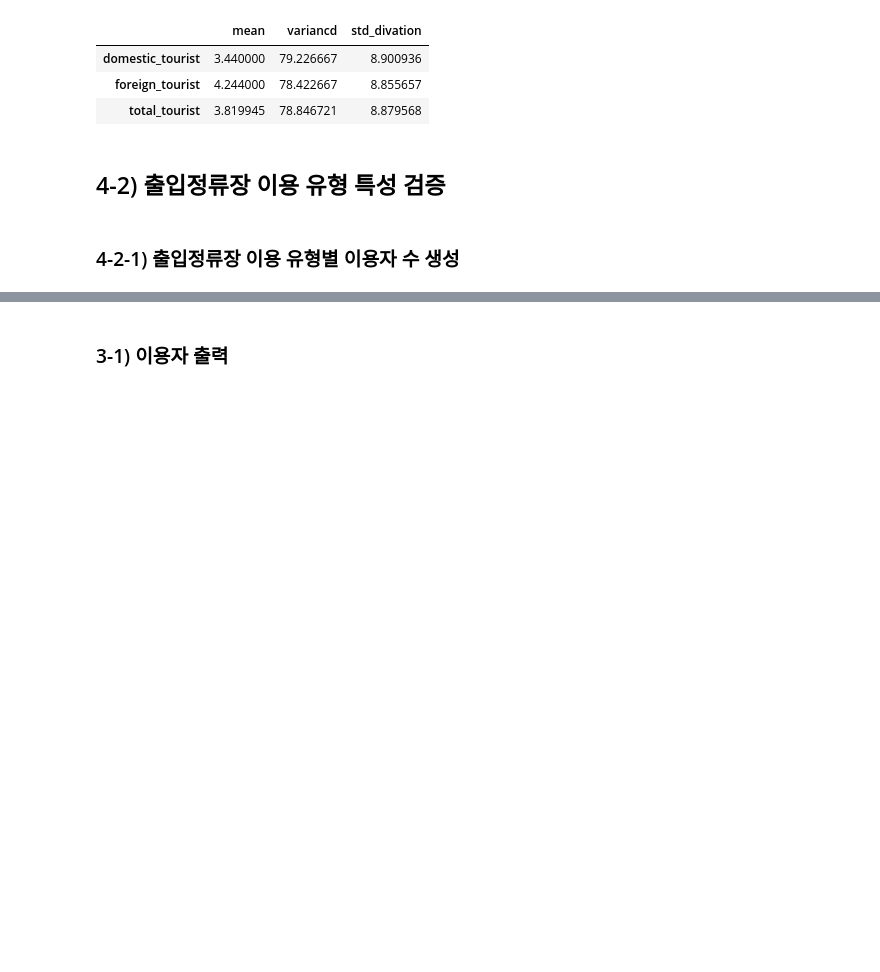
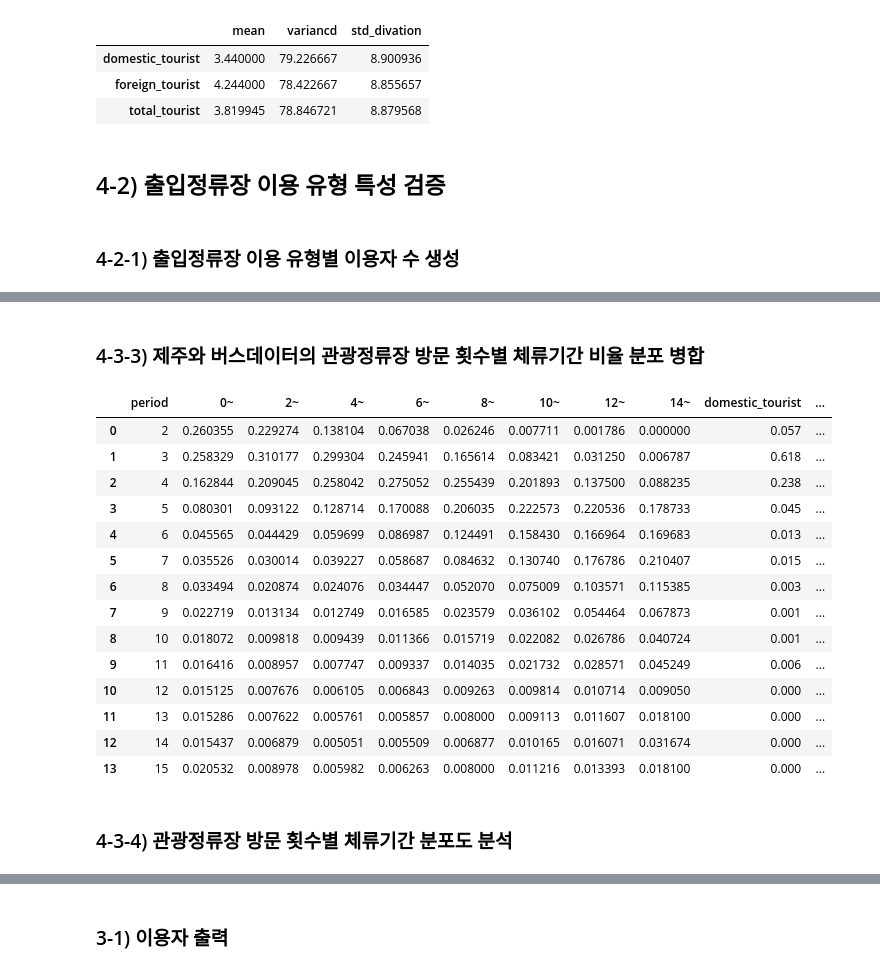
Before and after one commit to hoonisone/2020_jeju-bus-tag_data-analysis, a Jupyter notebook: main/1. 데이터 전처리/1. 이용자&정류장 추출.ipynb, the cells around one changed output, grey strips where cells are left out. Drawn from its saved outputs; the diff is of its cells as text; code cells hidden in the pictures; blank space fills up the shorter version.

```diff
--- a/main/1. 데이터 전처리/1. 이용자&정류장 추출.ipynb
+++ b/main/1. 데이터 전처리/1. 이용자&정류장 추출.ipynb
@@ -866,0 +957,24 @@ stay_period_df
+# %% [markdown]
+### 4-3-3) 제주와 버스데이터의  관광정류장 방문 횟수별 체류기간 비율 분포 병합
+# %%
+# 통계 데이터와 병합
+merged_stay_period_df = pd.merge(bus_stay_period_df, jeju_stay_period_df, on="period", how="inner")
+merged_stay_period_df
+# %% [output]
+|  | period | 0~ | 2~ | 4~ | 6~ | 8~ | 10~ | 12~ | 14~ | domestic_tourist | ... |
+| 0 | 2 | 0.260355 | 0.229274 | 0.138104 | 0.067038 | 0.026246 | 0.007711 | 0.001786 | 0.000000 | 0.057 | ... |
+| 1 | 3 | 0.258329 | 0.310177 | 0.299304 | 0.245941 | 0.165614 | 0.083421 | 0.031250 | 0.006787 | 0.618 | ... |
+| 2 | 4 | 0.162844 | 0.209045 | 0.258042 | 0.275052 | 0.255439 | 0.201893 | 0.137500 | 0.088235 | 0.238 | ... |
+| 3 | 5 | 0.080301 | 0.093122 | 0.128714 | 0.170088 | 0.206035 | 0.222573 | 0.220536 | 0.178733 | 0.045 | ... |
+| 4 | 6 | 0.045565 | 0.044429 | 0.059699 | 0.086987 | 0.124491 | 0.158430 | 0.166964 | 0.169683 | 0.013 | ... |
+| 5 | 7 | 0.035526 | 0.030014 | 0.039227 | 0.058687 | 0.084632 | 0.130740 | 0.176786 | 0.210407 | 0.015 | ... |
+| 6 | 8 | 0.033494 | 0.020874 | 0.024076 | 0.034447 | 0.052070 | 0.075009 | 0.103571 | 0.115385 | 0.003 | ... |
+| 7 | 9 | 0.022719 | 0.013134 | 0.012749 | 0.016585 | 0.023579 | 0.036102 | 0.054464 | 0.067873 | 0.001 | ... |
+| 8 | 10 | 0.018072 | 0.009818 | 0.009439 | 0.011366 | 0.015719 | 0.022082 | 0.026786 | 0.040724 | 0.001 | ... |
+| 9 | 11 | 0.016416 | 0.008957 | 0.007747 | 0.009337 | 0.014035 | 0.021732 | 0.028571 | 0.045249 | 0.006 | ... |
+| 10 | 12 | 0.015125 | 0.007676 | 0.006105 | 0.006843 | 0.009263 | 0.009814 | 0.010714 | 0.009050 | 0.000 | ... |
+| 11 | 13 | 0.015286 | 0.007622 | 0.005761 | 0.005857 | 0.008000 | 0.009113 | 0.011607 | 0.018100 | 0.000 | ... |
+| 12 | 14 | 0.015437 | 0.006879 | 0.005051 | 0.005509 | 0.006877 | 0.010165 | 0.016071 | 0.031674 | 0.000 | ... |
+| 13 | 15 | 0.020532 | 0.008978 | 0.005982 | 0.006263 | 0.008000 | 0.011216 | 0.013393 | 0.018100 | 0.000 | ... |
+# %% [markdown]
+### 4-3-4) 관광정류장 방문 횟수별 체류기간 분포도 분석
```
Also changed, not shown: parts of 55 cells of this notebook.
